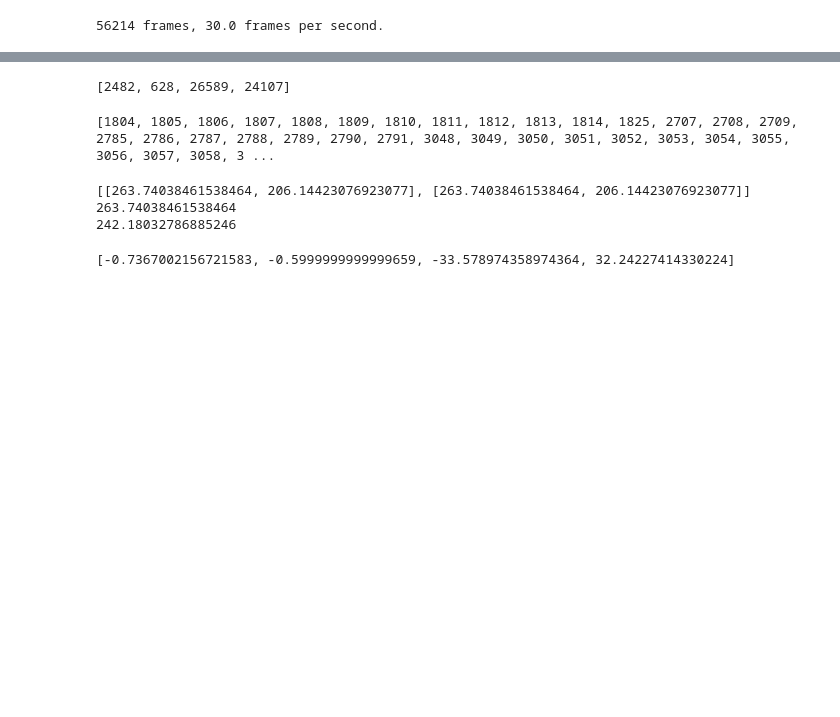
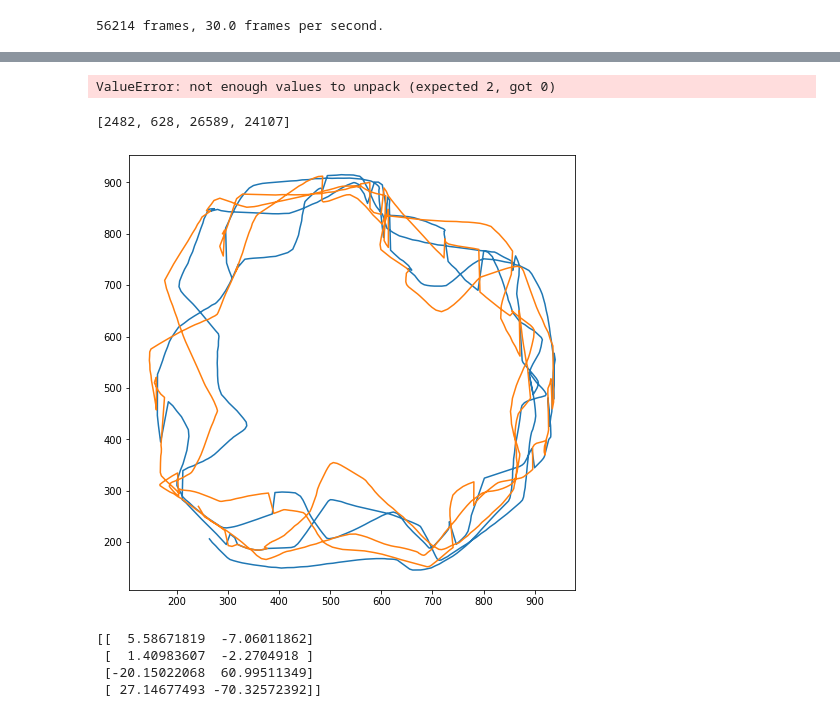
Before and after one commit to ASpraggin/FishTracking, a Jupyter notebook: fishTracking.ipynb, the cells around one changed output, grey strips where cells are left out. Drawn from its saved outputs; the diff is of its cells as text; code cells hidden in the pictures; blank space fills up the shorter version.

```diff
--- a/fishTracking.ipynb
+++ b/fishTracking.ipynb
@@ -132 +134,13 @@ plt.show()
+# %%
+crossedList=[]
+for i in range(len(fish)):
+    if len(fish[i])==1:
+        crossedList.append(i)
+
+nonoverlappingRanges=[[],[]]
+overlappingRanges=[[],[]]
+for start,stop in nonoverlappingRanges:
+    fist[start:stop]
+# %% [output]
+ValueError: not enough values to unpack (expected 2, got 0)
 # %%
@@ -149,38 +159,32 @@ print(longestDistance)
 #finding the center of each fish
 #2 on fily's paper
 fishMean=[]
-overlapBooleanCheck=False
-errorList=[]
 for i in range(len(fish)):
-    for j in range(len(crossedList)):
-        if i==j:
-            overlapBooleanCheck=True
-    try:
-        if overlapBooleanCheck==True:
-            fishMean.append([[np.mean(fish[i][0].T[0]),np.mean(fish[i][0].T[1])],[np.mean(fish[i][0].T[0]),np.mean(fish[i][0].T[1])]])
-        else:
-            fishMean.append([[np.mean(fish[i][0].T[0]),np.mean(fish[i][0].T[1])],[np.mean(fish[i][1].T[0]),np.mean(fish[i][1].T[1])]])
-    except:
-        errorList.append(i)
-    overlapBooleanCheck=False
+    if len(fish[i])==1:
+        fishMean.append([[np.mean(fish[i][0].T[0]),np.mean(fish[i][0].T[1])],[np.mean(fish[i][0].T[0]),np.mean(fish[i][0].T[1])]])
+    else:
+        fishMean.append([[np.mean(fish[i][0].T[0]),np.mean(fish[i][0].T[1])],[np.mean(fish[i][1].T[0]),np.mean(fish[i][1].T[1])]])
+fishMean=np.asarray(fishMean)
+#fishMean[i.j.k] is hte coordianate of k of the position of fjsh j in frame i
-# %%
-print(errorList)
-# %% [output]
-[1804, 1805, 1806, 1807, 1808, 1809, 1810, 1811, 1812, 1813, 1814, 1825, 2707, 2708, 2709, 2785, 2786, 2787, 2788, 2789, 2790, 2791, 3048, 3049, 3050, 3051, 3052, 3053, 3054, 3055, 3056, 3057, 3058, 3 ...
-# %%
-print(fishMean[0])
-print(np.mean(fish[0][0].T[0]))
-print(np.mean(fish[0][1].T[0]))
-# %% [output]
-[[263.74038461538464, 206.14423076923077], [263.74038461538464, 206.14423076923077]]
-263.74038461538464
-242.18032786885246
+# %%
+plt.figure(figsize=(8,8))
+I = slice(0,1000)
+plt.plot(fishMean[I,0,0],fishMean[I,0,1])
+plt.plot(fishMean[I,1,0],fishMean[I,1,1])
+plt.show()
+# %% [output]
+[figure, added]
 # %%
 #create array of distances between two fishes to find switching
 #[[i,0-i_1,0][i,1-i+1,1][i,0-i+1,1][i,1-i+1,0]]
 fishQuad=[]
 for i in range(len(fishMean)-1):
+    relativePositionMatrix=fishMean[i+1]-fishMean[i]
     fishQuad.append([fishMean[i+1][0]-fishMean[i][0],fishMean[i+1][1]-fishMean[i][1],fishMean[i+1][1]-fishMean[i][0],fishMean[i+1][0]-fishMean[i][1]])
-print(fishQuad[0])
+    #fishQuad.append(relativePositionMatrix)
+print(np.asarray(fishQuad[0]))
 # %% [output]
-[-0.7367002156721583, -0.5999999999999659, -33.578974358974364, 32.24227414330224]
+[[  5.58671819  -7.06011862]
+ [  1.40983607  -2.2704918 ]
+ [-20.15022068  60.99511349]
+ [ 27.14677493 -70.32572392]]
```
Also changed, not shown: parts of 6 cells of this notebook.
